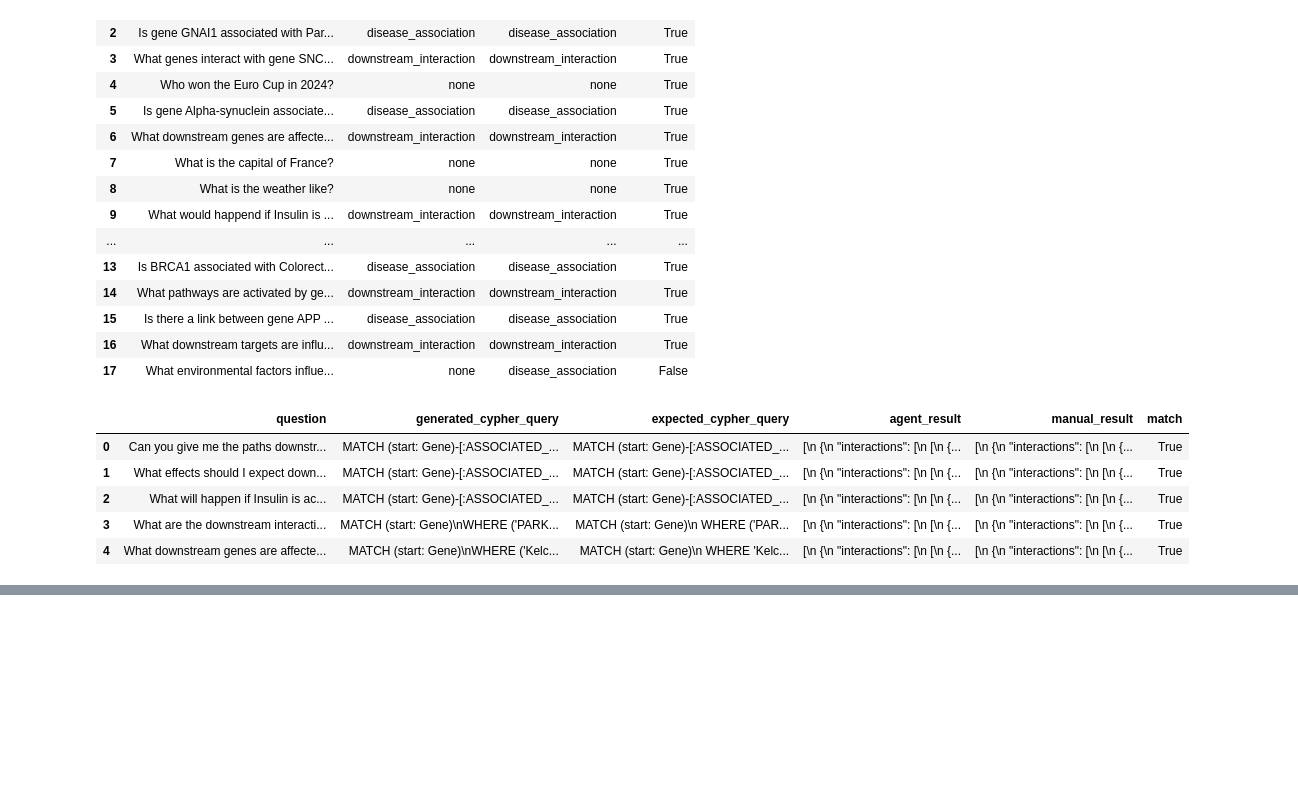
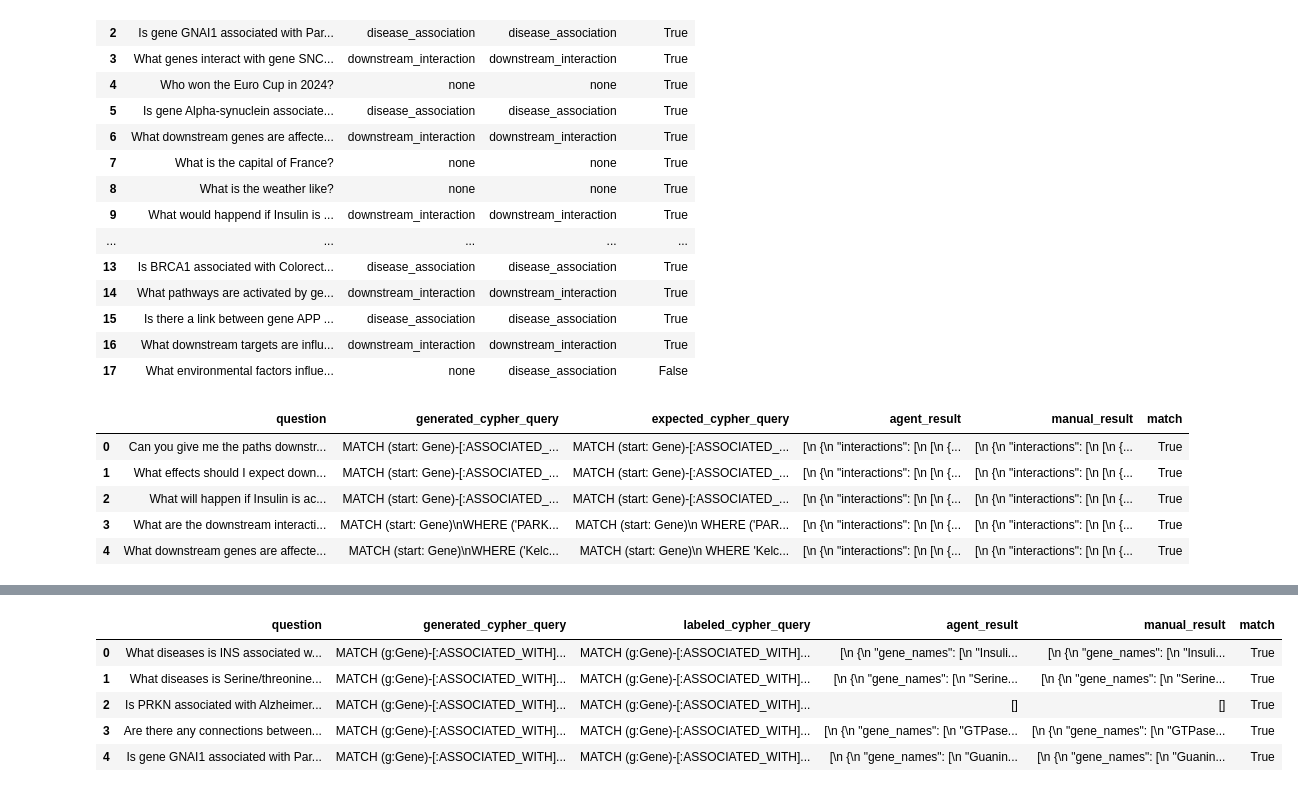
Before and after one commit to evangelosroutis/hypothesis-generation, a Jupyter notebook: demo.ipynb, the cells around one changed output, grey strips where cells are left out. Cells and saved outputs as stored; diff of their text form; code cells hidden in the pictures; blank space fills up the shorter version.

Commit message:
tested new evaluation functions

```diff
--- a/demo.ipynb
+++ b/demo.ipynb
@@ -1794,0 +1843,66 @@ downstream_evaluation_df
+# %%
+import json
+import pandas as pd
+
+def evaluate_run_cypher_query(agent: CustomAgent, dataset: list, context: str) -> pd.DataFrame:
+    """
+    Evaluate the run_cypher_query method of the CustomAgent.
+
+    Args:
+        agent (CustomAgent): The CustomAgent to be tested.
+        dataset (list): List of questions and their expected Cypher queries.
+        context (str): The prompt context to set for the agent.
+        include_final_response (bool): Whether to include the agent's final response in the DataFrame.
+
+    Returns:
+        pd.DataFrame: DataFrame containing the questions, generated Cypher queries, expected Cypher queries,
+                      agent results, manual results, and whether the results match.
+                      Also includes the agent's response if include_final_response is True.
+    """
+    results = []
+
+    for item in dataset:
+        question = item["question"]
+        expected_cypher_query = item["expected_cypher_query"].strip()
+
+        # Set the appropriate context
+        agent.set_prompt_context(context)
+
+        # Generate Cypher query using the agent
+        generated_cypher_query = agent.generate(agent.current_prompts['initial_prompt'], schema=agent.schema, question=question).strip()
+
+        # Run the Cypher query using run_cypher_query method
+        agent_result = agent.run_cypher_query(generated_cypher_query)
+
+        # Run the expected Cypher query manually using kg.query
+        manual_result = agent.kg.query(expected_cypher_query)
+
+        # Compare the results
+        results.append({
+            "question": question,
+            "generated_cypher_query": generated_cypher_query,
+            "labeled_cypher_query": expected_cypher_query,
+            "agent_result": json.dumps(agent_result, indent=4),
+            "manual_result": json.dumps(manual_result, indent=4),
+            "match": agent_result == manual_result,
+        })
+
+    return pd.DataFrame(results)
+
+
+# Example usage for downstream interactions
+config_path = 'config.yaml'
+custom_agent = CustomAgent(uri, user, password, api_key, config_path)
+
+# Set pandas display options to show all content
+pd.set_option('display.max_colwidth', None)
+pd.set_option('display.max_columns', None)
+pd.set_option('display.expand_frame_repr', False)
+
+#disease association evaluation
+with open('evaluation_datasets/disease_association_dataset.json', 'r') as f:
+    association_dataset = json.load(f)
+
+association_evaluation_df = evaluate_run_cypher_query(custom_agent, association_dataset, 'disease_association')
+association_evaluation_df
+# %% [output]
@@ -1794,0 +1924,6 @@ downstream_evaluation_df
+|  | question | generated_cypher_query | labeled_cypher_query | agent_result | manual_result | match |
+| 0 | What diseases is INS associated w... | MATCH (g:Gene)-[:ASSOCIATED_WITH]... | MATCH (g:Gene)-[:ASSOCIATED_WITH]... | [\n {\n "gene_names": [\n "Insuli... | [\n {\n "gene_names": [\n "Insuli... | True |
+| 1 | What diseases is Serine/threonine... | MATCH (g:Gene)-[:ASSOCIATED_WITH]... | MATCH (g:Gene)-[:ASSOCIATED_WITH]... | [\n {\n "gene_names": [\n "Serine... | [\n {\n "gene_names": [\n "Serine... | True |
+| 2 | Is PRKN associated with Alzheimer... | MATCH (g:Gene)-[:ASSOCIATED_WITH]... | MATCH (g:Gene)-[:ASSOCIATED_WITH]... | [] | [] | True |
+| 3 | Are there any connections between... | MATCH (g:Gene)-[:ASSOCIATED_WITH]... | MATCH (g:Gene)-[:ASSOCIATED_WITH]... | [\n {\n "gene_names": [\n "GTPase... | [\n {\n "gene_names": [\n "GTPase... | True |
+| 4 | Is gene GNAI1 associated with Par... | MATCH (g:Gene)-[:ASSOCIATED_WITH]... | MATCH (g:Gene)-[:ASSOCIATED_WITH]... | [\n {\n "gene_names": [\n "Guanin... | [\n {\n "gene_names": [\n "Guanin... | True |
```
Also changed, not shown: parts of 4 cells of this notebook, 1 other file.
